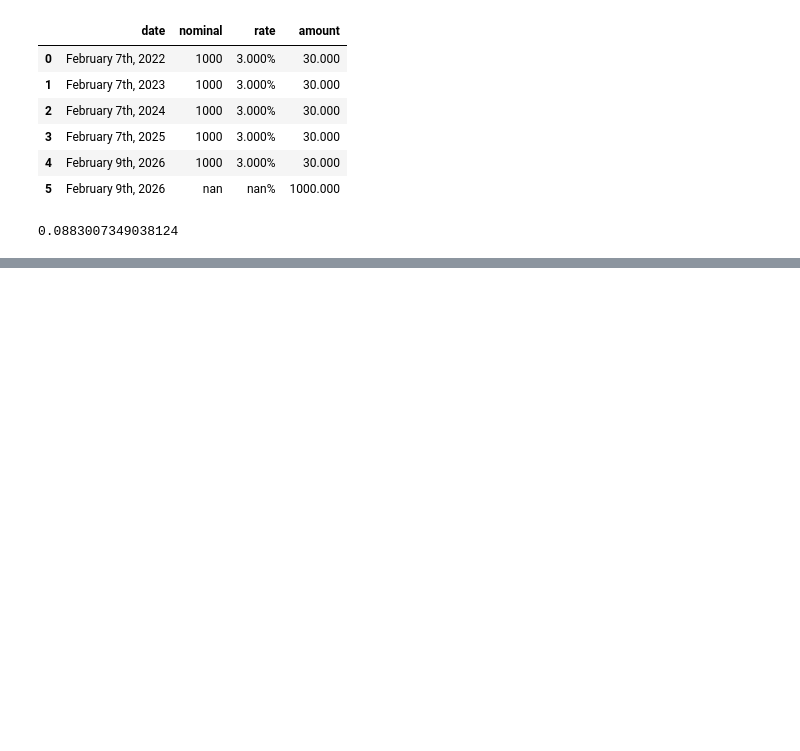
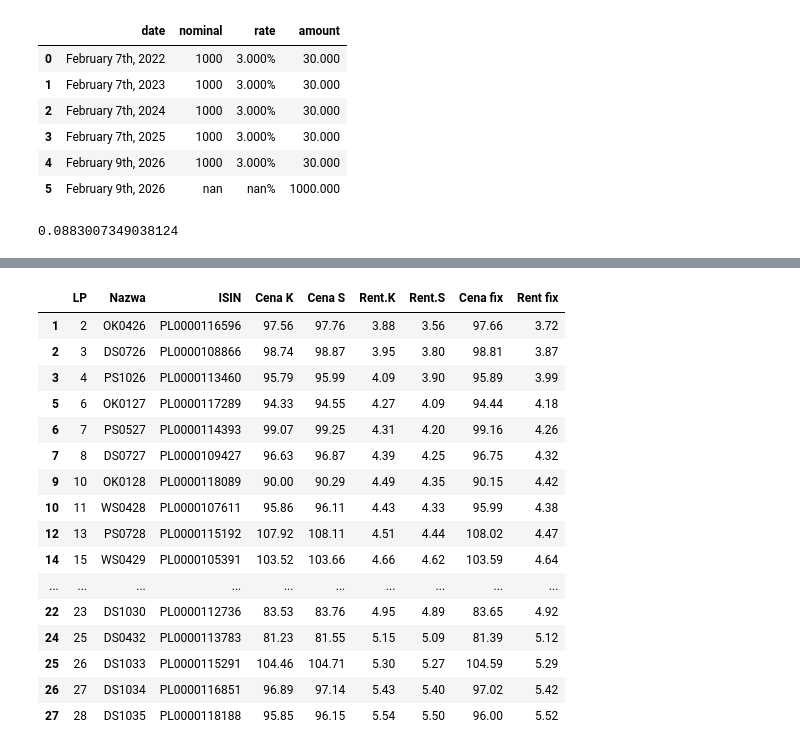
Before and after one commit to jata4321/DjangoProject1, a Jupyter notebook: navigator/code_tester.ipynb, the cells around one changed output, grey strips where cells are left out. Drawn from its saved outputs; the diff is of its cells as text; code cells hidden in the pictures; blank space fills up the shorter version.

```diff
--- a/navigator/code_tester.ipynb
+++ b/navigator/code_tester.ipynb
@@ -287,0 +313,27 @@ bond1.bondYield(price, day_count, ql.Compounded, ql.Semiannual)
+# %%
+df = cache_df
+# %%
+mask = df.loc[:, 'Rent fix'] != '-'
+filtered_df = df[mask].copy()
+# %%
+filtered_df['Rent fix'] = pd.to_numeric(filtered_df['Rent fix'], errors='coerce', downcast='float')
+filtered_df['Rent.K'] = pd.to_numeric(filtered_df['Rent.K'], errors='coerce', downcast='float')
+filtered_df
+# %% [output]
+|  | LP | Nazwa | ISIN | Cena K | Cena S | Rent.K | Rent.S | Cena fix | Rent fix |
+| 1 | 2 | OK0426 | PL0000116596 | 97.56 | 97.76 | 3.88 | 3.56 | 97.66 | 3.72 |
+| 2 | 3 | DS0726 | PL0000108866 | 98.74 | 98.87 | 3.95 | 3.80 | 98.81 | 3.87 |
+| 3 | 4 | PS1026 | PL0000113460 | 95.79 | 95.99 | 4.09 | 3.90 | 95.89 | 3.99 |
+| 5 | 6 | OK0127 | PL0000117289 | 94.33 | 94.55 | 4.27 | 4.09 | 94.44 | 4.18 |
+| 6 | 7 | PS0527 | PL0000114393 | 99.07 | 99.25 | 4.31 | 4.20 | 99.16 | 4.26 |
+| 7 | 8 | DS0727 | PL0000109427 | 96.63 | 96.87 | 4.39 | 4.25 | 96.75 | 4.32 |
+| 9 | 10 | OK0128 | PL0000118089 | 90.00 | 90.29 | 4.49 | 4.35 | 90.15 | 4.42 |
+| 10 | 11 | WS0428 | PL0000107611 | 95.86 | 96.11 | 4.43 | 4.33 | 95.99 | 4.38 |
+| 12 | 13 | PS0728 | PL0000115192 | 107.92 | 108.11 | 4.51 | 4.44 | 108.02 | 4.47 |
+| 14 | 15 | WS0429 | PL0000105391 | 103.52 | 103.66 | 4.66 | 4.62 | 103.59 | 4.64 |
+| ... | ... | ... | ... | ... | ... | ... | ... | ... | ... |
+| 22 | 23 | DS1030 | PL0000112736 | 83.53 | 83.76 | 4.95 | 4.89 | 83.65 | 4.92 |
+| 24 | 25 | DS0432 | PL0000113783 | 81.23 | 81.55 | 5.15 | 5.09 | 81.39 | 5.12 |
+| 25 | 26 | DS1033 | PL0000115291 | 104.46 | 104.71 | 5.30 | 5.27 | 104.59 | 5.29 |
+| 26 | 27 | DS1034 | PL0000116851 | 96.89 | 97.14 | 5.43 | 5.40 | 97.02 | 5.42 |
+| 27 | 28 | DS1035 | PL0000118188 | 95.85 | 96.15 | 5.54 | 5.50 | 96.00 | 5.52 |
```
Also changed, not shown: parts of 4 cells of this notebook, 5 other files.
